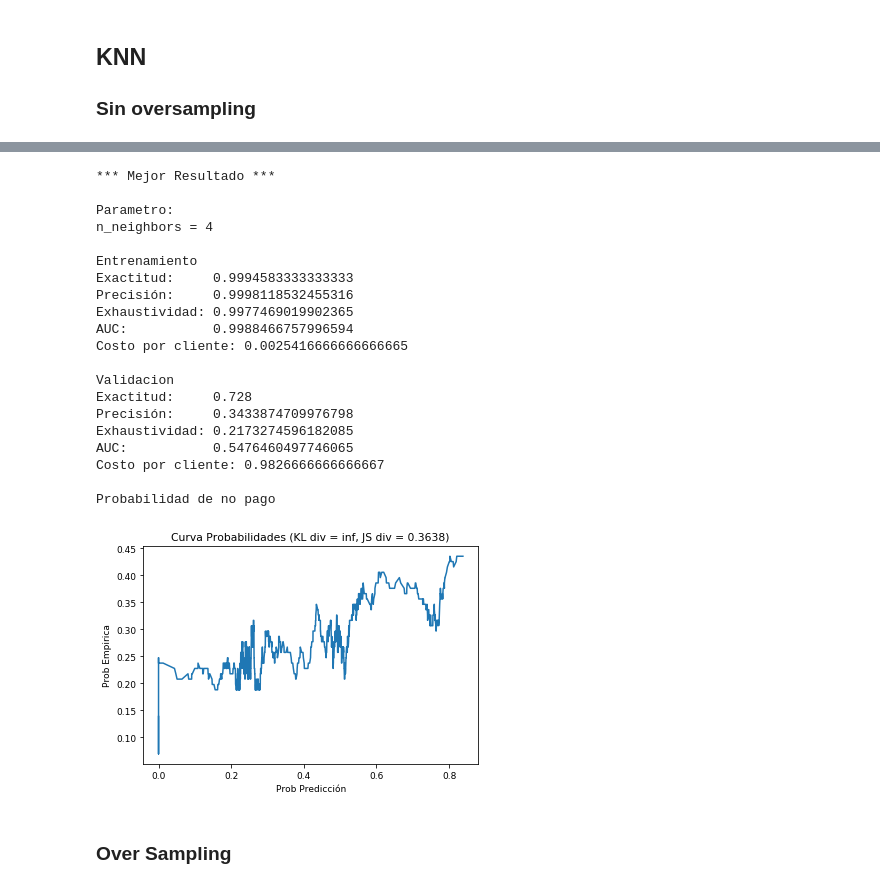
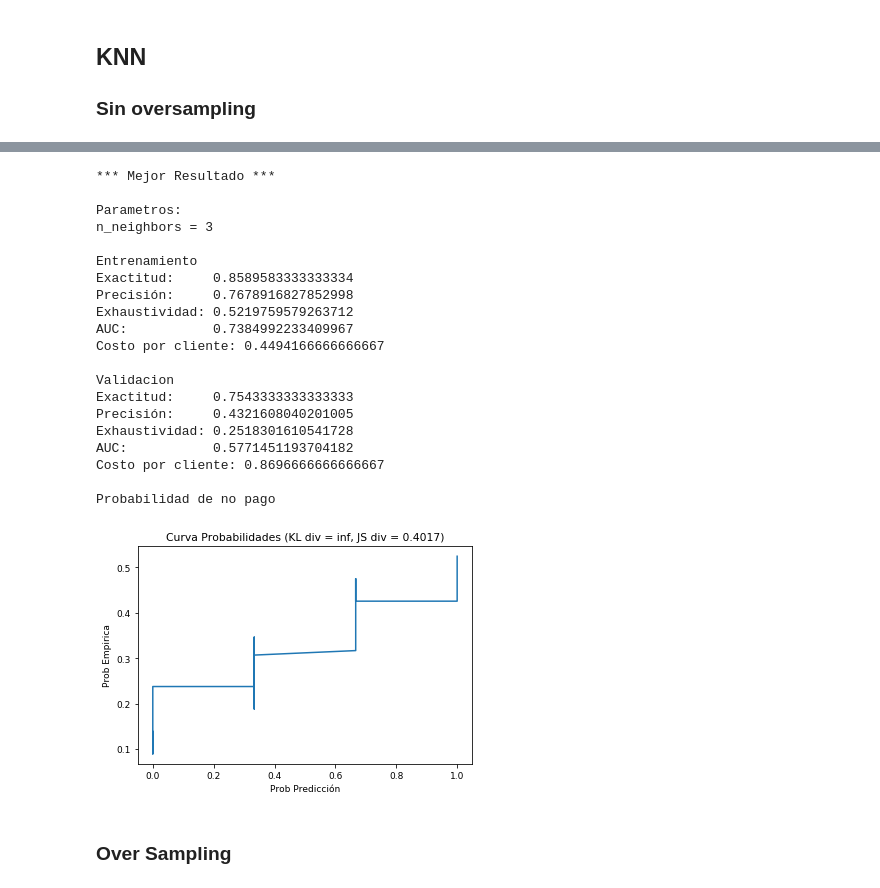
Before and after one commit to alainno/default-credit-card, a Jupyter notebook: eKNNDefault.ipynb, the cells around one changed output, grey strips where cells are left out. Cells and saved outputs as stored; diff of their text form; code cells hidden in the pictures.

```diff
--- a/eKNNDefault.ipynb
+++ b/eKNNDefault.ipynb
@@ -68,10 +95,10 @@ df.describe()
 # %%
 #variables para Variación mensual de la deuda, para identificar endeudamiento previo a caer en incumplimienito
-df['X24']=df['X13']-df['X12']
-df['X25']=df['X14']-df['X13']
-df['X26']=df['X15']-df['X14']
-df['X27']=df['X16']-df['X15']
-df['X28']=df['X17']-df['X16']
+#df['X24']=df['X13']-df['X12']
+#df['X25']=df['X14']-df['X13']
+#df['X26']=df['X15']-df['X14']
+#df['X27']=df['X16']-df['X15']
+#df['X28']=df['X17']-df['X16']
 
 #Porcentaje mensual de crédito utilizado
 df['X29']=df['X12']/df['X1']
@@ -103,9 +152,9 @@ df.head()
 ## Dividimos en entrenamiento(24,000), validacion(3,000), test (3,000)
 # %%
 # Dividir el conjunto en: Entrenamiento(24,000), Validacion(3,000), Test (3,000)
-# 3,000 es suficiente para obtener una precision de 0.033% en validacion y test
 
-X = df.drop('Y', axis=1)
+X = df.drop(['Y','X12', 'X13', 'X14', 'X15', 'X16', 'X17'], axis=1)
+#X = df.drop(['Y'], axis=1)
 y = df['Y']
 
 from sklearn.model_selection import train_test_split
@@ -347,15 +309,13 @@ Name: Y, dtype: int64
 ## KNN
 ### Sin oversampling
 # %%
-# Usamos KNN
-# Caso simple sin ajuste con parametros por defecto.
+# Usamos KNN sin ajuste, con parametros por defecto.
 from sklearn.neighbors import KNeighborsClassifier
-from sklearn.metrics import accuracy_score
-knn = KNeighborsClassifier(n_neighbors = 5)
+knn = KNeighborsClassifier()
 knn.fit(X_entren, y_entren)
 
 
-#mostramos las medidas de calidad, incluyendo la función de costo
+#mostramos las medidas de calidad, incluyendo la función de costo con entrenamiento y validacion
 print('\nEntrenamiento')
 custom_cost(knn, X_entren, y_entren)
 print('\nValidacion')
@@ -400,12 +360,12 @@ def mejorKNN(X_entren, y_entren, X_val, y_val,
     _cost = sys.float_info.max
 
     for n_neighbors in n_neighbors_list:
-        miKNN = KNeighborsClassifier(n_neighbors = n_neighbors, weights='distance')
+        miKNN = KNeighborsClassifier(n_neighbors = n_neighbors)
         miKNN.fit(X_entren, y_entren)
 
         if printdetail:
             print('\n* Parametro *')
-            print('n_neighbors =', n_neighbors)
+            print('\nn_neighbors =', n_neighbors)
             print('\nEntrenamiento')
             entren_cost = custom_cost(miKNN, X_entren, y_entren, True)
             print('\nValidacion')
@@ -422,7 +382,7 @@ def mejorKNN(X_entren, y_entren, X_val, y_val,
             _miKNN = miKNN
 
     print('\n*** Mejor Resultado ***')
-    print('\nParametro:')
+    print('\nParametros:')
     print('n_neighbors =', _n_neighbors)
     print('\nEntrenamiento')
     imprimirCalidad(_entren_cost)
@@ -435,30 +422,30 @@ def mejorKNN(X_entren, y_entren, X_val, y_val,
 # %%
 # buscamos el mejor parametro para el modelo KNN.
 mejorKNN(X_entren, y_entren, X_val, y_val,
-             n_neighbors_list=[3,4,5,6,7,8,9,10],#,15,20,50, 100],
+             n_neighbors_list=[3,5,7,9,10,20,25,30],
              printdetail=False)
 # %% [output]
 *** Mejor Resultado ***
 
-Parametro:
-n_neighbors = 4
+Parametros:
+n_neighbors = 3
 
 Entrenamiento
-Exactitud:     0.9994583333333333
-Precisión:     0.9998118532455316
-Exhaustividad: 0.9977469019902365
-AUC:           0.9988466757996594
-Costo por cliente: 0.0025416666666666665
+Exactitud:     0.8589583333333334
+Precisión:     0.7678916827852998
+Exhaustividad: 0.5219759579263712
+AUC:           0.7384992233409967
+Costo por cliente: 0.4494166666666667
 
 Validacion
-Exactitud:     0.728
-Precisión:     0.3433874709976798
-Exhaustividad: 0.2173274596182085
-AUC:           0.5476460497746065
-Costo por cliente: 0.9826666666666667
+Exactitud:     0.7543333333333333
+Precisión:     0.4321608040201005
+Exhaustividad: 0.2518301610541728
+AUC:           0.5771451193704182
+Costo por cliente: 0.8696666666666667
 
 Probabilidad de no pago
-[figure, old version]
+[figure, new version]
 # %% [markdown]
 ### Over Sampling
 # %%
```
Also changed, not shown: parts of 30 cells of this notebook.
